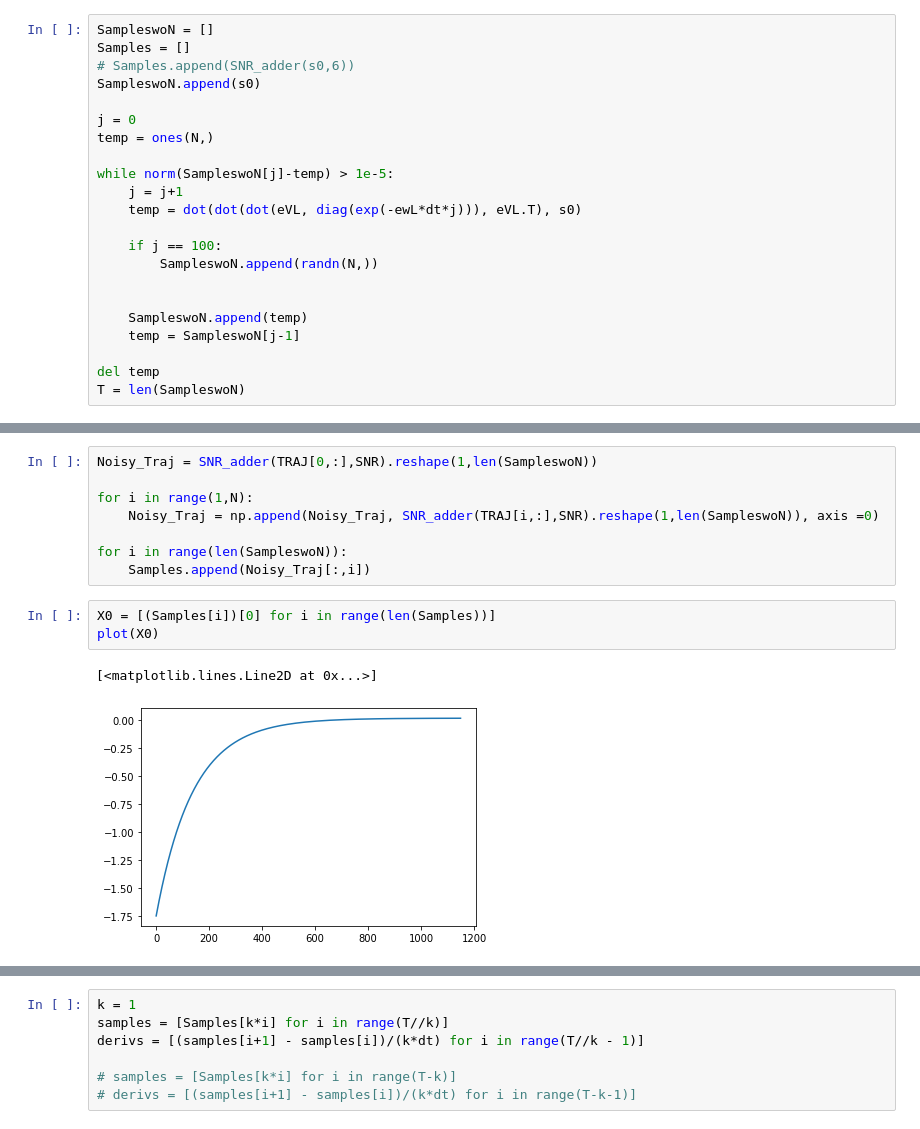
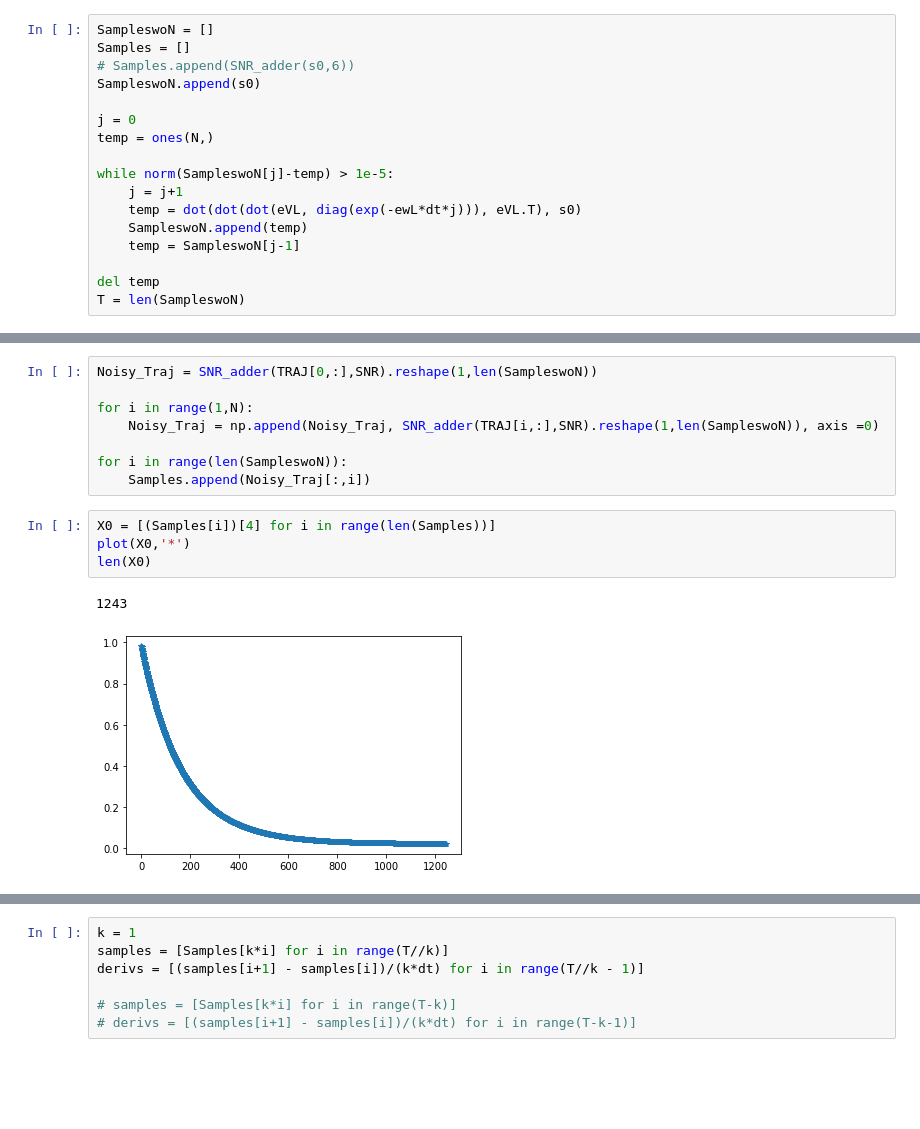
Before and after one commit to ashuthosh-bharadwaj/Research, a Jupyter notebook: Simulation3/Heat_learn.ipynb, the cells around one changed output, grey strips where cells are left out. Cells and saved outputs as stored; diff of their text form; blank space fills up the shorter version.

```diff
--- a/Simulation3/Heat_learn.ipynb
+++ b/Simulation3/Heat_learn.ipynb
@@ -96,11 +93,6 @@ temp = ones(N,)
 while norm(SampleswoN[j]-temp) > 1e-5:
     j = j+1
     temp = dot(dot(dot(eVL, diag(exp(-ewL*dt*j))), eVL.T), s0)
-
-    if j == 100:
-        SampleswoN.append(randn(N,))
-
-
     SampleswoN.append(temp)
     temp = SampleswoN[j-1]
 
@@ -121,11 +113,12 @@ for i in range(1,N):
 for i in range(len(SampleswoN)):
     Samples.append(Noisy_Traj[:,i])
 # %%
-X0 = [(Samples[i])[0] for i in range(len(Samples))]
-plot(X0)
+X0 = [(Samples[i])[4] for i in range(len(Samples))]
+plot(X0,'*')
+len(X0)
 # %% [output]
-[<matplotlib.lines.Line2D at 0x...>]
+1243
-[figure, old version]
+[figure, new version]
 # %%
 for j in range(N):
     plot([(Samples[i])[j] for i in range(len(SampleswoN))])
```
Also changed, not shown: parts of 4 cells of this notebook, 3 other files.
